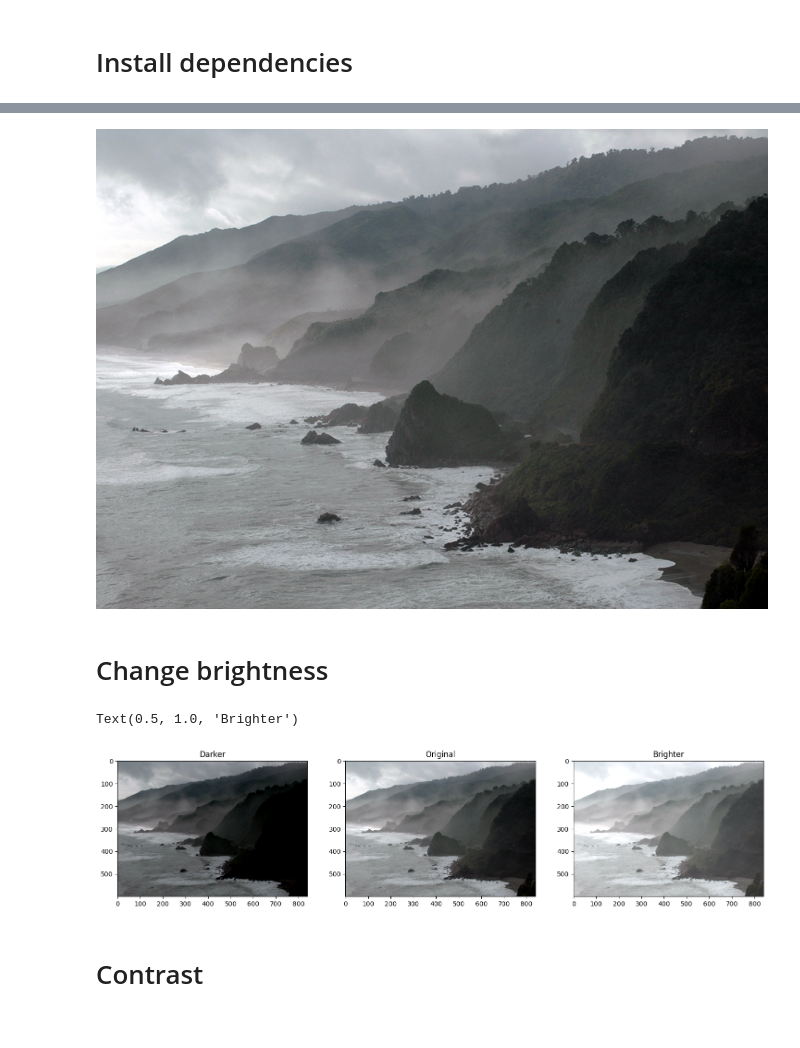
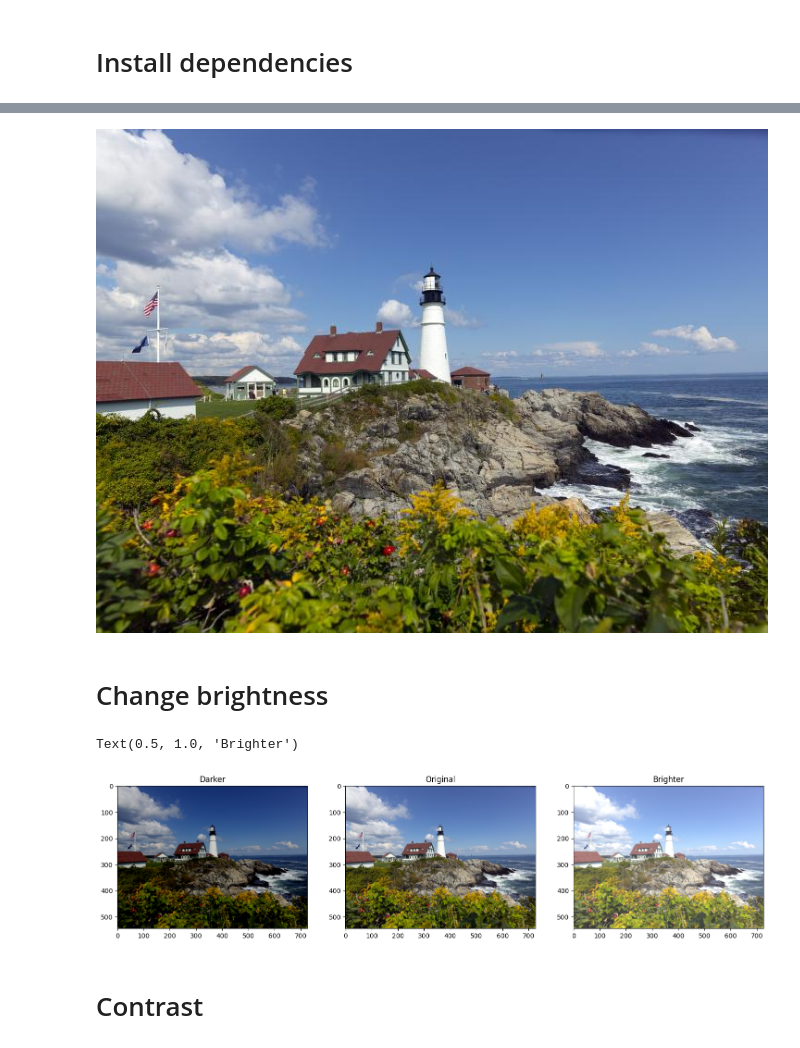
Before and after one commit to ccozad/ml-reference-designs, a Jupyter notebook: computer-vision/opencv_image_enhancement.ipynb, the cells around one changed output, grey strips where cells are left out. Drawn from its saved outputs; the diff is of its cells as text; code cells hidden in the pictures.

```diff
--- a/computer-vision/opencv_image_enhancement.ipynb
+++ b/computer-vision/opencv_image_enhancement.ipynb
@@ -48,10 +16,10 @@ Downloading and extracting assests....Done
 # %%
-image_bgr = cv2.imread("New_Zealand_Coast.jpg", cv2.IMREAD_COLOR)
+image_bgr = cv2.imread("data/lighthouse.jpg", cv2.IMREAD_COLOR)
 image_rgb = cv2.cvtColor(image_bgr, cv2.COLOR_BGR2RGB)
 
-Image(filename="New_Zealand_Coast.jpg")
+Image(filename="data/lighthouse.jpg")
 # %% [output]
-[figure, old version]
+[figure, new version]
 # %% [markdown]
 # Change brightness
 # %%
@@ -74,7 +42,7 @@ plt.imshow(image_rgb_brighter)
 plt.title("Brighter")
 # %% [output]
 Text(0.5, 1.0, 'Brighter')
-[figure, old version]
+[figure, new version]
 # %% [markdown]
 # Contrast
 # %%
```
Also changed, not shown: parts of 6 cells of this notebook, 1 other file.
